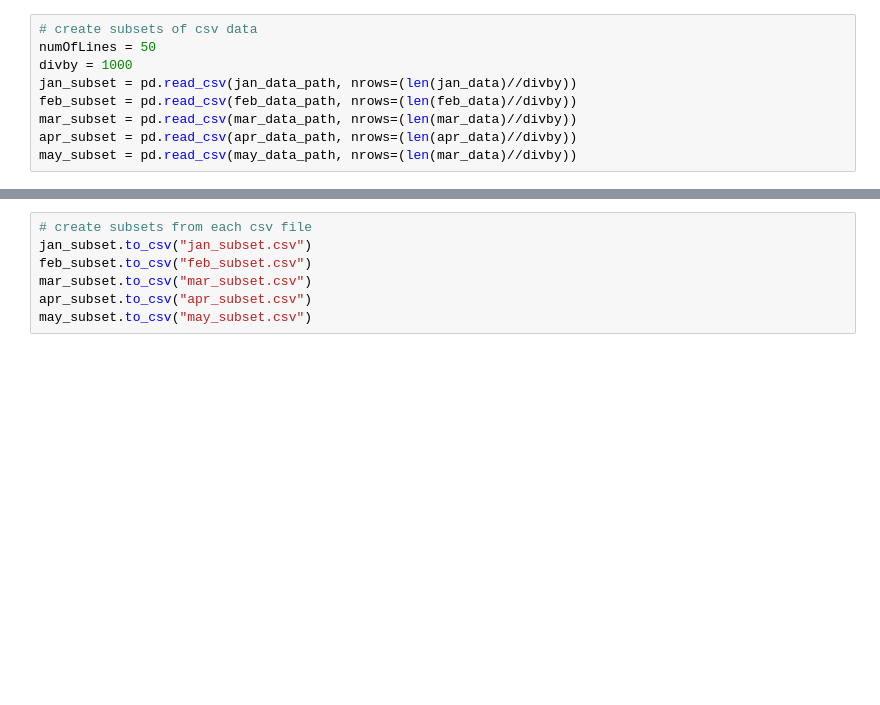
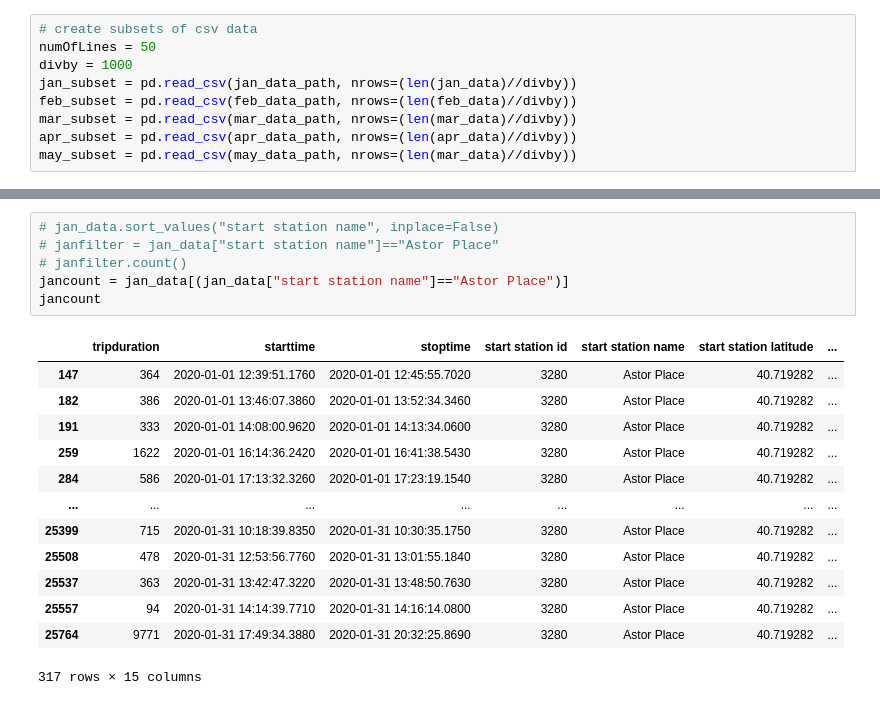
Before and after one commit to baronsgit/tableau-citibike-challenge, a Jupyter notebook: DataCombiner.ipynb, the cells around one changed output, grey strips where cells are left out. Cells and saved outputs as stored; diff of their text form; blank space fills up the shorter version.

Commit message:
citibike data

```diff
--- a/DataCombiner.ipynb
+++ b/DataCombiner.ipynb
@@ -50,9 +58,22 @@ df_combined.to_csv("combined_data.csv", index=False)
-# %%
-# create subsets from each csv file
-jan_subset.to_csv("jan_subset.csv")
-feb_subset.to_csv("feb_subset.csv")
-mar_subset.to_csv("mar_subset.csv")
-apr_subset.to_csv("apr_subset.csv")
-may_subset.to_csv("may_subset.csv")
+# %%
+# jan_data.sort_values("start station name", inplace=False)
+# janfilter = jan_data["start station name"]=="Astor Place"
+# janfilter.count()
+jancount = jan_data[(jan_data["start station name"]=="Astor Place")]
+jancount
+# %% [output]
+|  | tripduration | starttime | stoptime | start station id | start station name | start station latitude | ... |
+| 147 | 364 | 2020-01-01 12:39:51.1760 | 2020-01-01 12:45:55.7020 | 3280 | Astor Place | 40.719282 | ... |
+| 182 | 386 | 2020-01-01 13:46:07.3860 | 2020-01-01 13:52:34.3460 | 3280 | Astor Place | 40.719282 | ... |
+| 191 | 333 | 2020-01-01 14:08:00.9620 | 2020-01-01 14:13:34.0600 | 3280 | Astor Place | 40.719282 | ... |
+| 259 | 1622 | 2020-01-01 16:14:36.2420 | 2020-01-01 16:41:38.5430 | 3280 | Astor Place | 40.719282 | ... |
+| 284 | 586 | 2020-01-01 17:13:32.3260 | 2020-01-01 17:23:19.1540 | 3280 | Astor Place | 40.719282 | ... |
+| ... | ... | ... | ... | ... | ... | ... | ... |
+| 25399 | 715 | 2020-01-31 10:18:39.8350 | 2020-01-31 10:30:35.1750 | 3280 | Astor Place | 40.719282 | ... |
+| 25508 | 478 | 2020-01-31 12:53:56.7760 | 2020-01-31 13:01:55.1840 | 3280 | Astor Place | 40.719282 | ... |
+| 25537 | 363 | 2020-01-31 13:42:47.3220 | 2020-01-31 13:48:50.7630 | 3280 | Astor Place | 40.719282 | ... |
+| 25557 | 94 | 2020-01-31 14:14:39.7710 | 2020-01-31 14:16:14.0800 | 3280 | Astor Place | 40.719282 | ... |
+| 25764 | 9771 | 2020-01-31 17:49:34.3880 | 2020-01-31 20:32:25.8690 | 3280 | Astor Place | 40.719282 | ... |
+317 rows × 15 columns
 # %%
 # get number of unique stations
```
Also changed, not shown: parts of 5 cells of this notebook.
